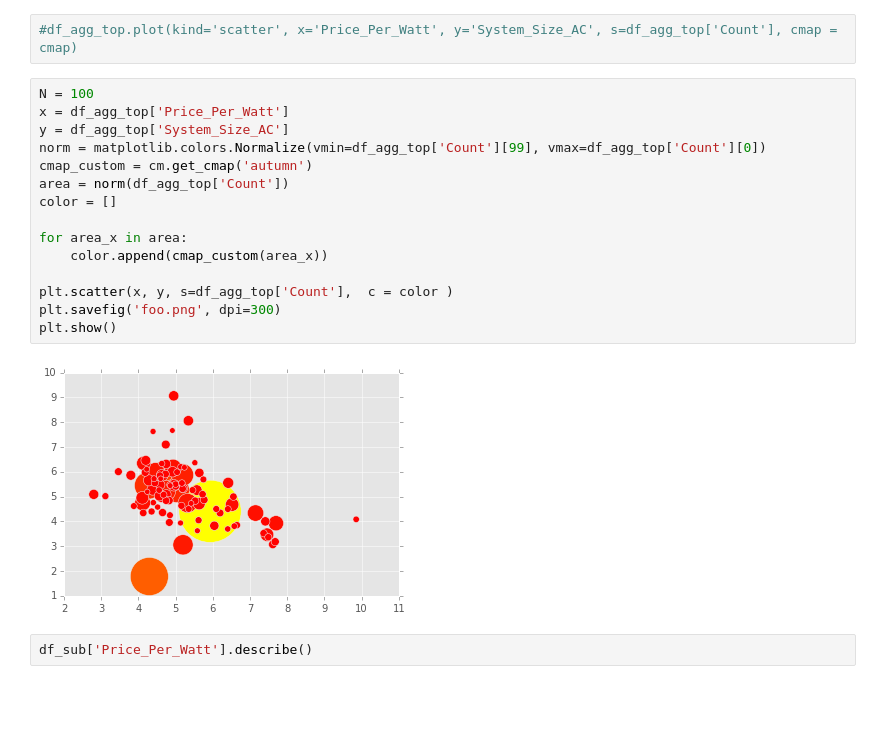
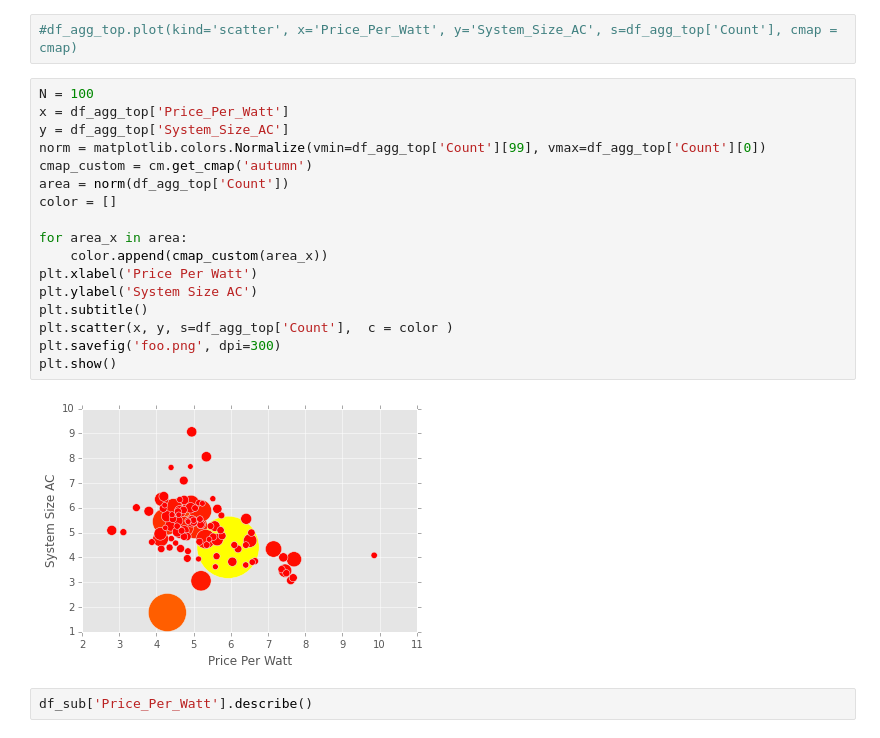
Before and after one commit to wilfeli/ABMIRISLab, a Jupyter notebook: Model/Solar_price_structure_ca.ipynb, the cells around one changed output. Drawn from its saved outputs; the diff is of its cells as text; blank space fills up the shorter version.

```diff
--- a/Model/Solar_price_structure_ca.ipynb
+++ b/Model/Solar_price_structure_ca.ipynb
@@ -132,20 +132,22 @@ df_agg_top
 # %%
 N = 100
 x = df_agg_top['Price_Per_Watt']
 y = df_agg_top['System_Size_AC']
 norm = matplotlib.colors.Normalize(vmin=df_agg_top['Count'][99], vmax=df_agg_top['Count'][0])
 cmap_custom = cm.get_cmap('autumn')
 area = norm(df_agg_top['Count'])
 color = []
 
 for area_x in area:
     color.append(cmap_custom(area_x))
-
+plt.xlabel('Price Per Watt')
+plt.ylabel('System Size AC')
+plt.subtitle()
 plt.scatter(x, y, s=df_agg_top['Count'],  c = color )
 plt.savefig('foo.png', dpi=300)
 plt.show()
 # %% [output]
-[figure, old version]
+[figure, new version]
 # %%
 df_sub['Price_Per_Watt'].describe()
 # %% [output]
```
